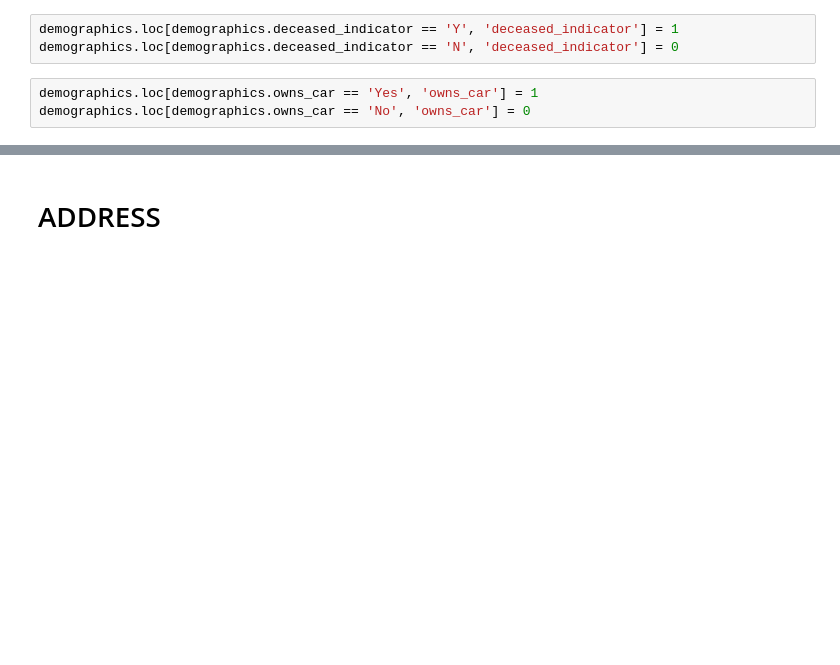
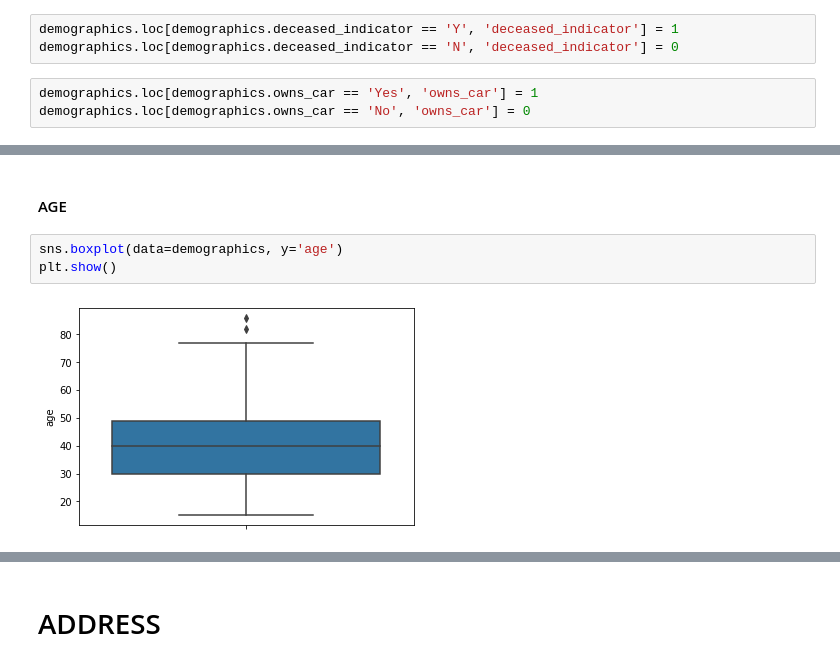
Before and after one commit to justinepicar/kpmg_data_analytics, a Jupyter notebook: Data Cleaning.ipynb, the cells around one changed output, grey strips where cells are left out. Saved outputs shown, nothing was run; the diff lists cells and outputs as text; blank space fills up the shorter version.

```diff
--- a/Data Cleaning.ipynb
+++ b/Data Cleaning.ipynb
@@ -275,0 +318,7 @@ demographics.loc[demographics.owns_car == 'No', 'owns_car'] = 0
+# %% [markdown]
+#### AGE
+# %%
+sns.boxplot(data=demographics, y='age')
+plt.show()
+# %% [output]
+[figure, added]
```
Also changed, not shown: parts of 65 cells of this notebook, 1 other file.
